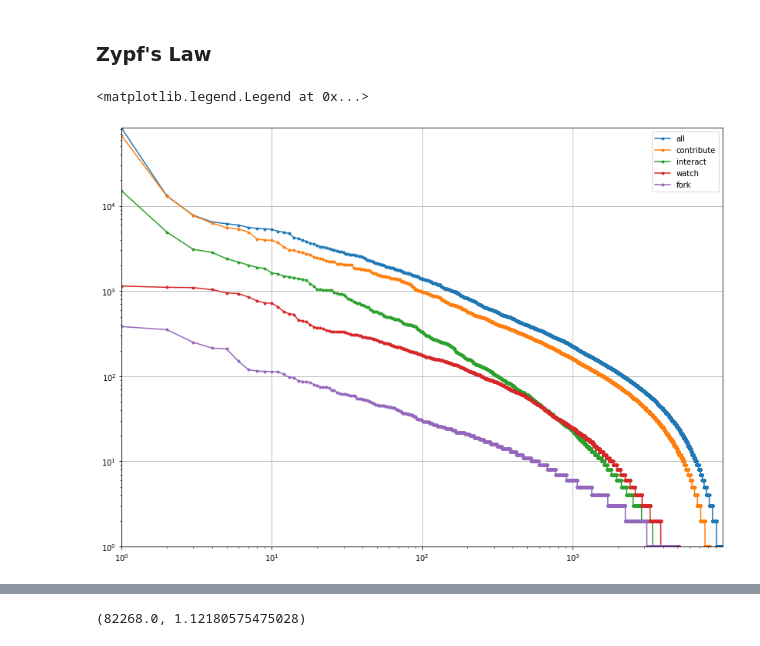
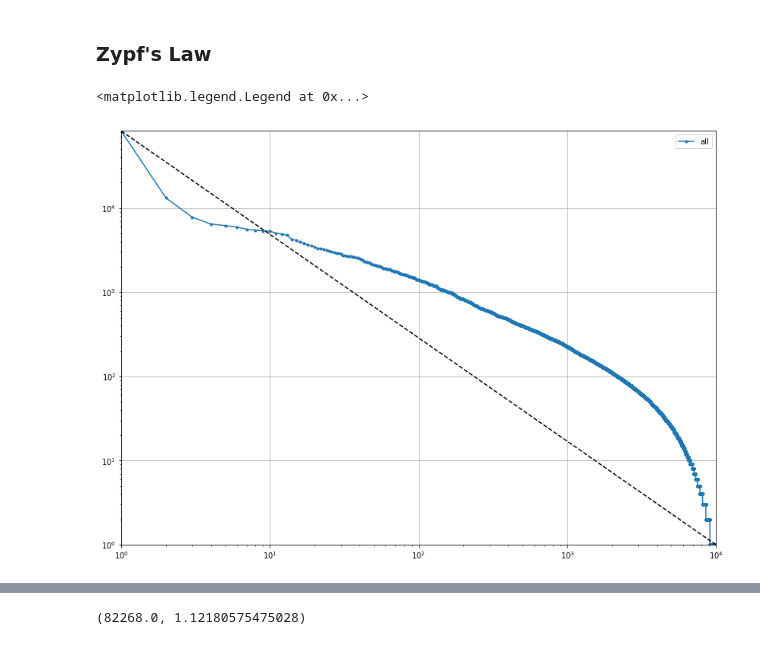
Before and after one commit to gaspa93/OSS-2018, a Jupyter notebook: Extract Global Statistics.ipynb, the cells around one changed output, grey strips where cells are left out. Saved outputs shown, nothing was run; the diff lists cells and outputs as text; code cells hidden in the pictures.

```diff
--- a/Extract Global Statistics.ipynb
+++ b/Extract Global Statistics.ipynb
@@ -287,18 +287,21 @@ fork_rank = u_distr.fork.sort_values(ascending=False).reset_index(drop=True)
 # %%
 plt.figure(figsize=(14, 10))
 x_axis = range(1, len(sample_rank)+1)
 plt.loglog(x_axis, sample_rank.values, marker=".", label='all')
 
+'''
 plt.loglog(x_axis, contribute_rank.values, marker=".", label='contribute')
 plt.loglog(x_axis, interact_rank.values, marker=".", label='interact')
 plt.loglog(x_axis, watch_rank.values, marker=".", label='watch')
 plt.loglog(x_axis, fork_rank.values, marker=".", label='fork')
+'''
 
-#plt.plot([1, len(sample_rank)],[sample_rank.values[0] ,1], color='black', linestyle='--')
+
+plt.plot([1, len(sample_rank)],[sample_rank.values[0] ,1], color='black', linestyle='--')
 plt.xlim([1, len(sample_rank.values)+10])
 plt.ylim([1, max(sample_rank.values)+10])
 plt.grid()
 plt.legend()
 # %% [output]
 <matplotlib.legend.Legend at 0x...>
-[figure, old version]
+[figure, new version]
```
Also changed, not shown: parts of 5 cells of this notebook, 2 other files.
